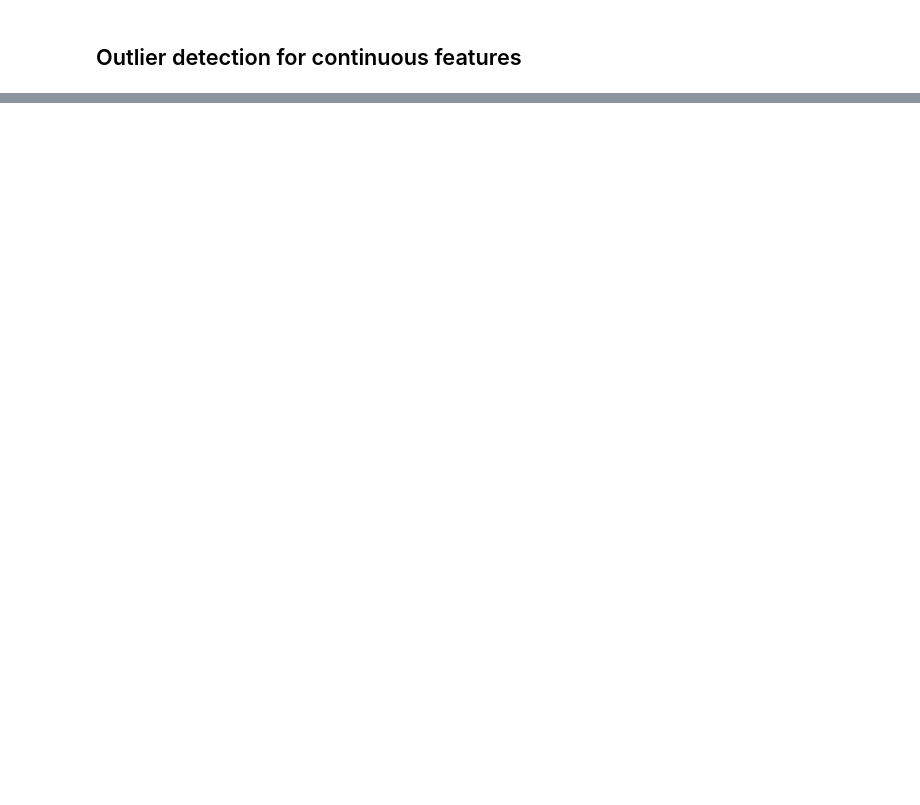
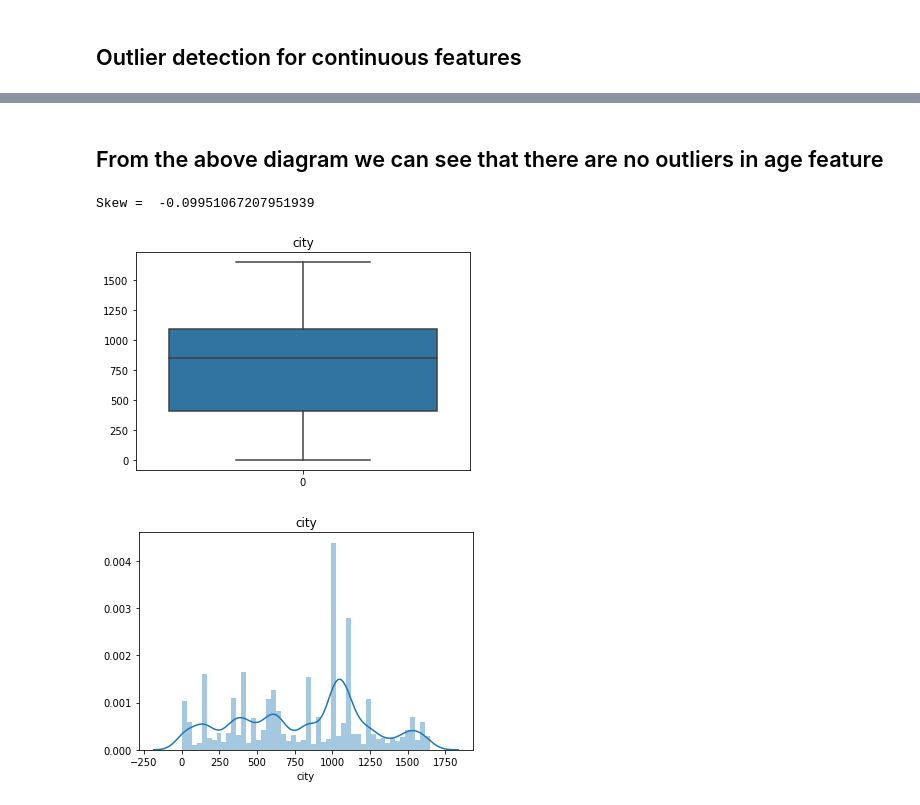
Before and after one commit to Debapriya-Mondal/Churn-Prediction, a Jupyter notebook: churn_prediction.ipynb, the cells around one changed output, grey strips where cells are left out. Drawn from its saved outputs; the diff is of its cells as text; code cells hidden in the pictures; blank space fills up the shorter version.

```diff
--- a/churn_prediction.ipynb
+++ b/churn_prediction.ipynb
@@ -300,0 +325,15 @@ print(ax)
+# %% [markdown]
+## From the above diagram we can see that there are no outliers in age feature
+# %%
+print("Skew = ",new_df[continuous_features[2]].skew())
+sns.boxplot(data=new_df[continuous_features[2]])
+plt.title(continuous_features[2])
+plt.show()
+
+sns.distplot(new_df[continuous_features[2]],bins=50)
+plt.title(continuous_features[2])
+plt.show()
+# %% [output]
+Skew =  -0.09951067207951939
+[figure, added]
+[figure, added]
```
Also changed, not shown: parts of 50 cells of this notebook.
